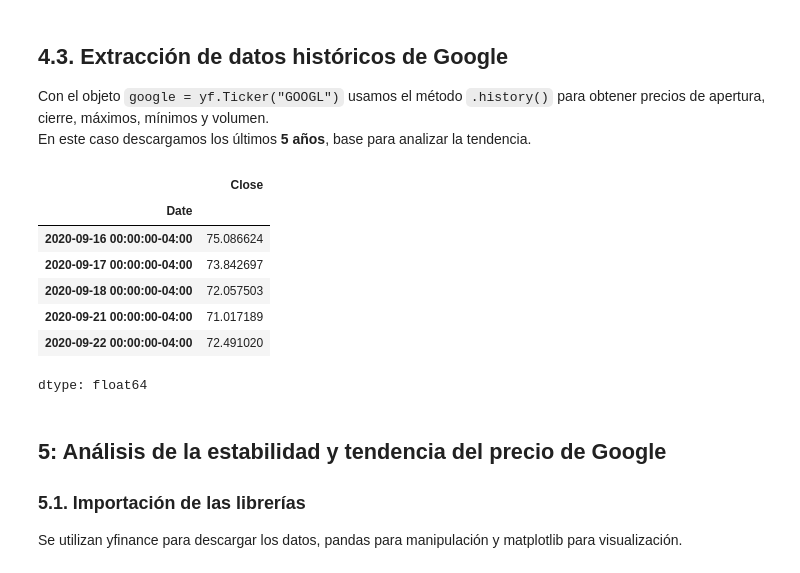
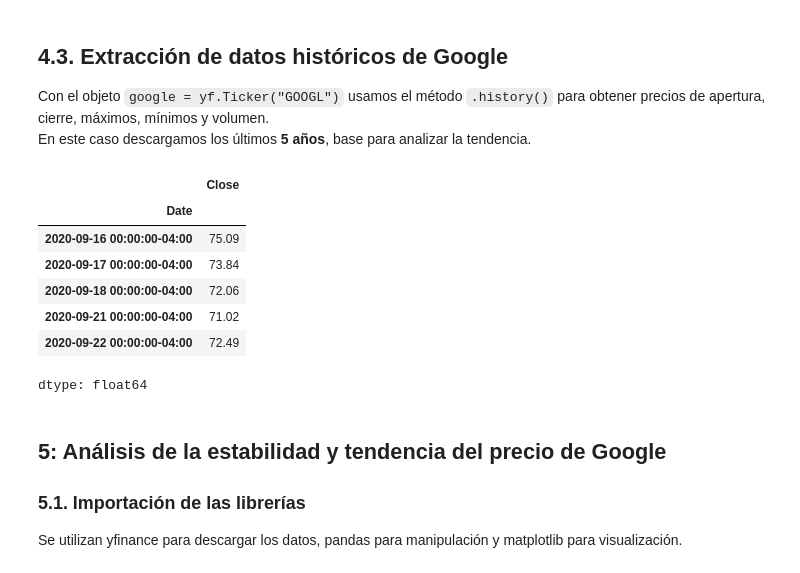
Before and after one commit to Maricielo-Gomez/Lenguajes-de-programacion, a Jupyter notebook: TendenciaGoogle.ipynb, the cells around one changed output. Drawn from its saved outputs; the diff is of its cells as text; code cells hidden in the pictures.

```diff
--- a/TendenciaGoogle.ipynb
+++ b/TendenciaGoogle.ipynb
@@ -93,16 +95,16 @@ Con el objeto `google = yf.Ticker("GOOGL")` usamos el método `.history()` para
 En este caso descargamos los últimos **5 años**, base para analizar la tendencia.
 # %%
 google = yf.Ticker("GOOGL")
-data = google.history(period="5y")["Close"]
+data = round(google.history(period="5y")["Close"],2)
 data.head()
 # %% [output]
 |  | Close |
 | Date |  |
-| 2020-09-16 00:00:00-04:00 | 75.086624 |
-| 2020-09-17 00:00:00-04:00 | 73.842697 |
-| 2020-09-18 00:00:00-04:00 | 72.057503 |
-| 2020-09-21 00:00:00-04:00 | 71.017189 |
-| 2020-09-22 00:00:00-04:00 | 72.491020 |
+| 2020-09-16 00:00:00-04:00 | 75.09 |
+| 2020-09-17 00:00:00-04:00 | 73.84 |
+| 2020-09-18 00:00:00-04:00 | 72.06 |
+| 2020-09-21 00:00:00-04:00 | 71.02 |
+| 2020-09-22 00:00:00-04:00 | 72.49 |
 dtype: float64
 # %% [markdown]
 ## 5: Análisis de la estabilidad y tendencia del precio de Google
```
Also changed, not shown: parts of 5 cells of this notebook.
